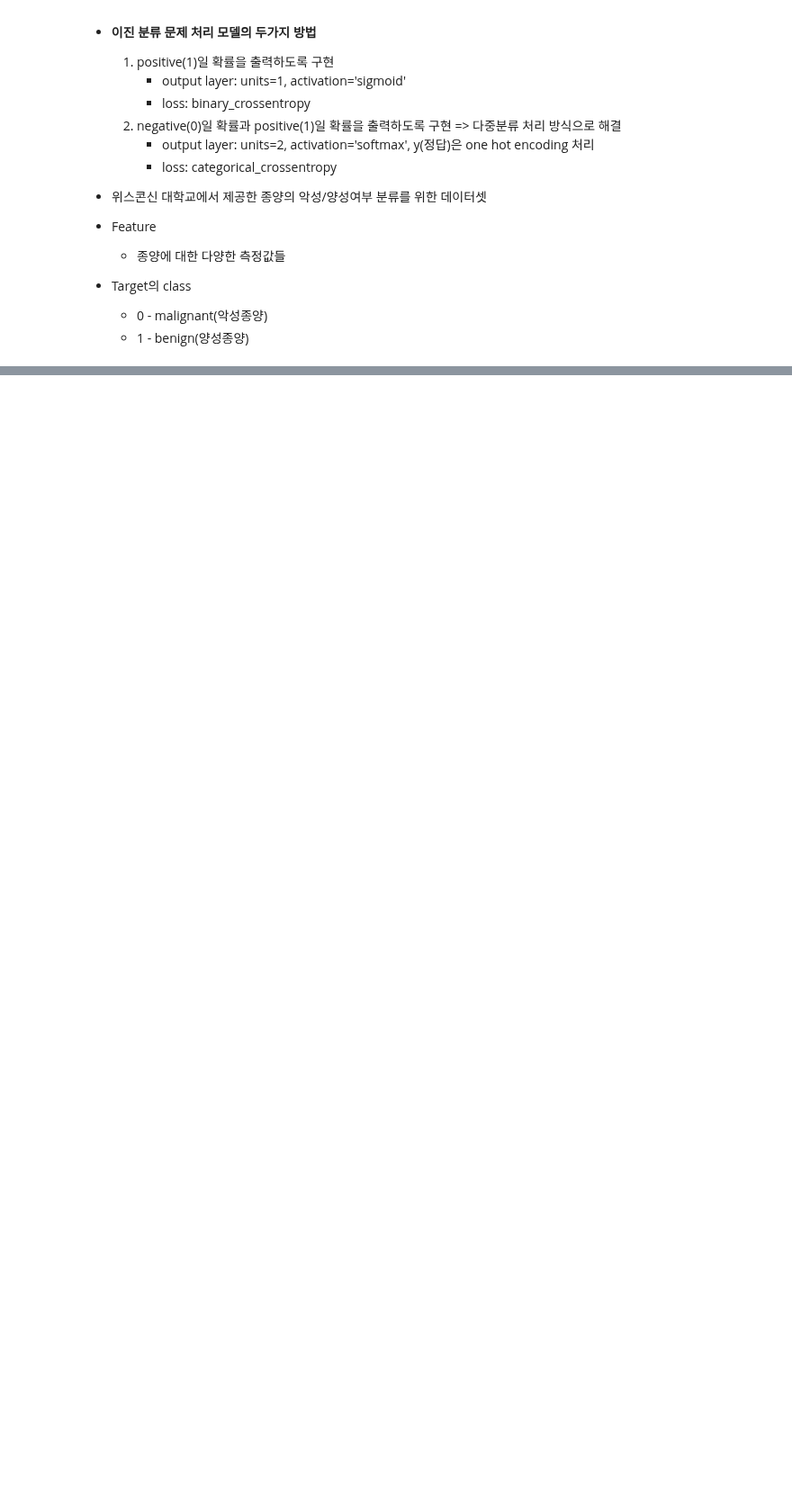
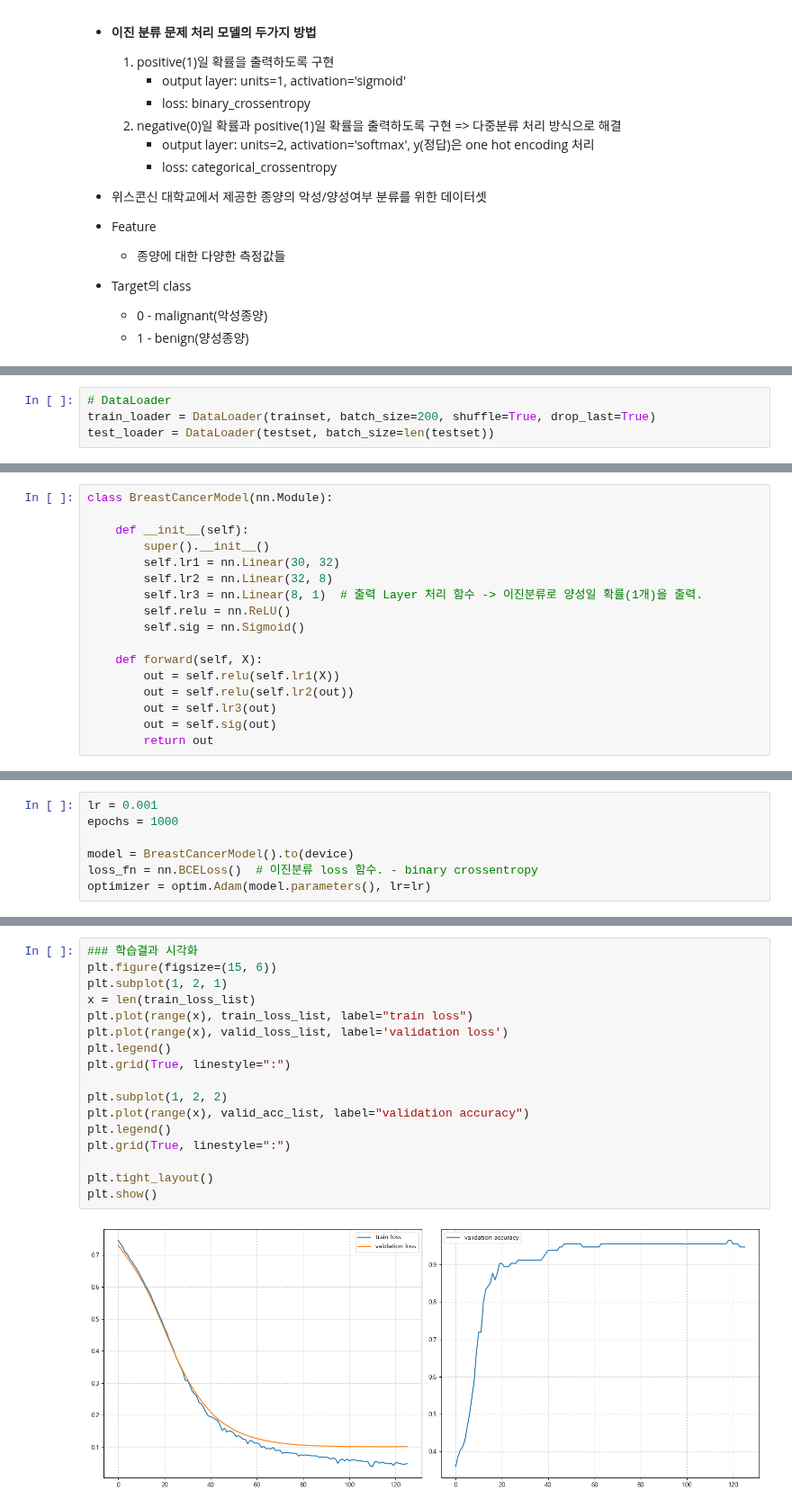
Before and after one commit to LeeJUHO127/DA-35, a Jupyter notebook: 08_deeplearning_pytorch/07_모델저장_문제 유형별 모델 생성.ipynb, the cells around one changed output, grey strips where cells are left out. Shown at 90% size. Saved outputs shown, nothing was run; the diff lists cells and outputs as text; blank space fills up the shorter version.

```diff
--- a/08_deeplearning_pytorch/07_모델저장_문제 유형별 모델 생성.ipynb
+++ b/08_deeplearning_pytorch/07_모델저장_문제 유형별 모델 생성.ipynb
@@ -1163,0 +1241,4 @@ for i, label in enumerate(labels):
+# %%
+# DataLoader
+train_loader = DataLoader(trainset, batch_size=200, shuffle=True, drop_last=True)
+test_loader = DataLoader(testset, batch_size=len(testset))
@@ -1163,0 +1247,17 @@ for i, label in enumerate(labels):
+# %%
+class BreastCancerModel(nn.Module):
+
+    def __init__(self):
+        super().__init__()
+        self.lr1 = nn.Linear(30, 32)
+        self.lr2 = nn.Linear(32, 8)
+        self.lr3 = nn.Linear(8, 1)  # 출력 Layer 처리 함수 -> 이진분류로 양성일 확률(1개)을 출력.
+        self.relu = nn.ReLU()
+        self.sig = nn.Sigmoid()
+
+    def forward(self, X):
+        out = self.relu(self.lr1(X))
+        out = self.relu(self.lr2(out))
+        out = self.lr3(out)
+        out = self.sig(out)
+        return out
@@ -1163,0 +1327,7 @@ for i, label in enumerate(labels):
+# %%
+lr = 0.001
+epochs = 1000
+
+model = BreastCancerModel().to(device)
+loss_fn = nn.BCELoss()  # 이진분류 loss 함수. - binary crossentropy
+optimizer = optim.Adam(model.parameters(), lr=lr)
@@ -1163,0 +1437,19 @@ for i, label in enumerate(labels):
+# %%
+### 학습결과 시각화
+plt.figure(figsize=(15, 6))
+plt.subplot(1, 2, 1)
+x = len(train_loss_list)
+plt.plot(range(x), train_loss_list, label="train loss")
+plt.plot(range(x), valid_loss_list, label='validation loss')
+plt.legend()
+plt.grid(True, linestyle=":")
+
+plt.subplot(1, 2, 2)
+plt.plot(range(x), valid_acc_list, label="validation accuracy")
+plt.legend()
+plt.grid(True, linestyle=":")
+
+plt.tight_layout()
+plt.show()
+# %% [output]
+[figure, added]
```
Also changed, not shown: parts of 31 cells of this notebook, 4 other files.
